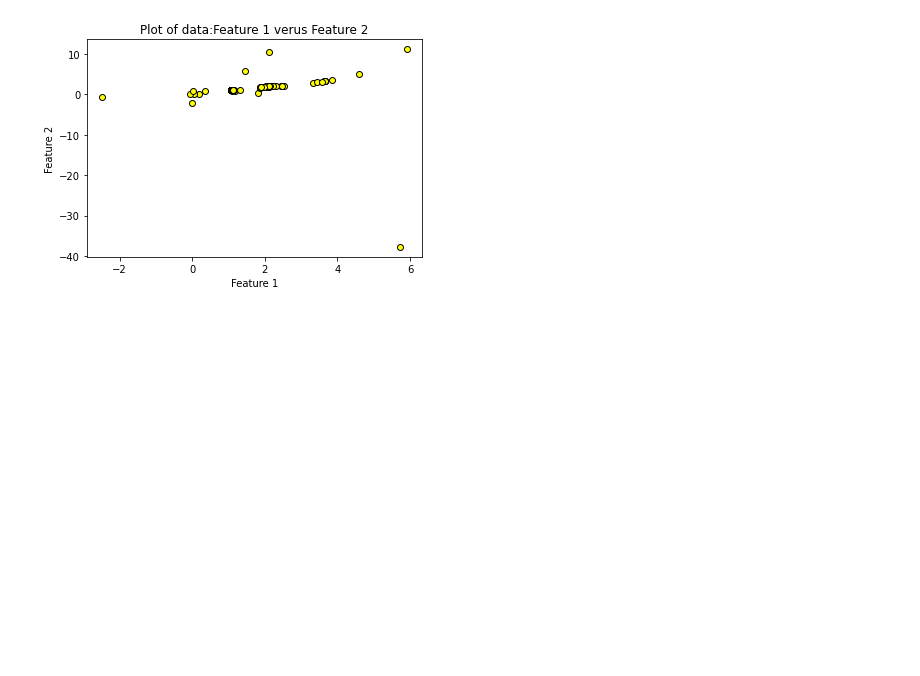
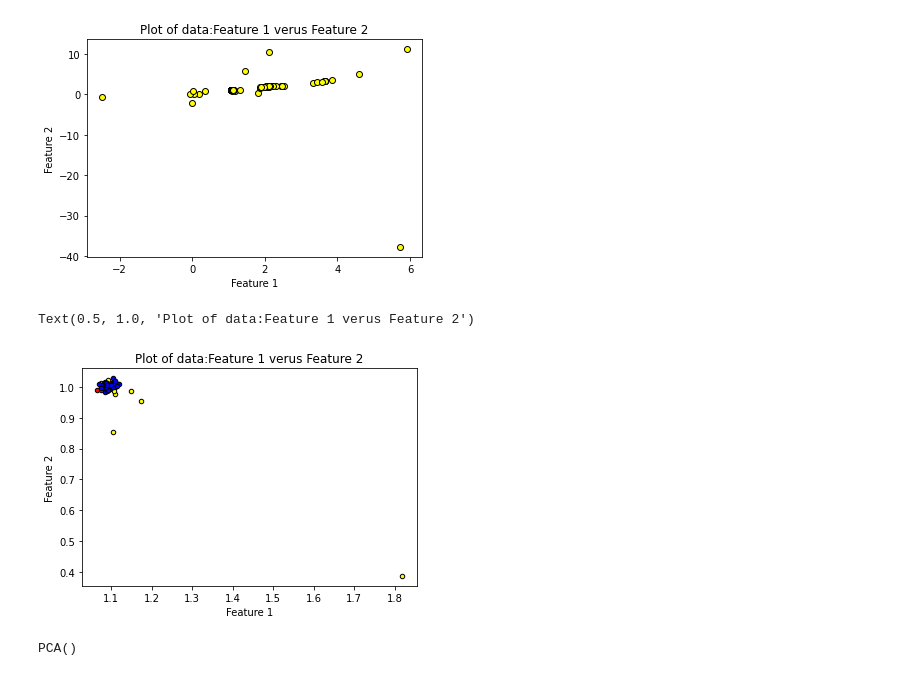
Before and after one commit to davidhgh/csc3005-AE, a Jupyter notebook: DataD.ipynb, the cells around one changed output. Saved outputs shown, nothing was run; the diff lists cells and outputs as text; code cells hidden in the pictures; blank space fills up the shorter version.

```diff
--- a/DataD.ipynb
+++ b/DataD.ipynb
@@ -911,0 +960,18 @@ Text(0.5, 1.0, 'Plot of data:Feature 1 verus Feature 2')
+# %%
+reds = Y == 1
+black = Y == 2
+blue = Y == 3
+plt.scatter(X[reds, 0], X[reds, 1], c="red",s=20, edgecolor='k')
+plt.scatter(X[black, 0], X[black, 1], c="yellow", s=20, edgecolor='k')
+plt.scatter(X[blue, 0], X[blue, 1], c="blue", s=20, edgecolor='k')
+plt.xlabel("Feature 1")
+plt.ylabel("Feature 2")
+plt.title("Plot of data:Feature 1 verus Feature 2")
+# %% [output]
+Text(0.5, 1.0, 'Plot of data:Feature 1 verus Feature 2')
+[figure, added]
+# %%
+pca_all = PCA()
+pca_all.fit(X)
+# %% [output]
+PCA()
```
Also changed, not shown: parts of 15 cells of this notebook, 1 other file.
